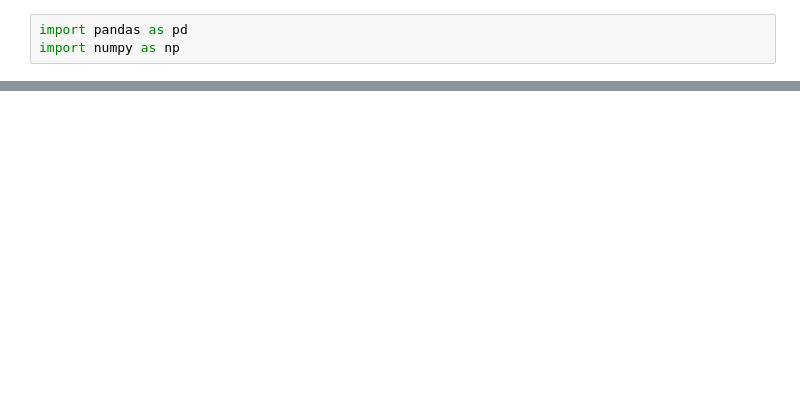
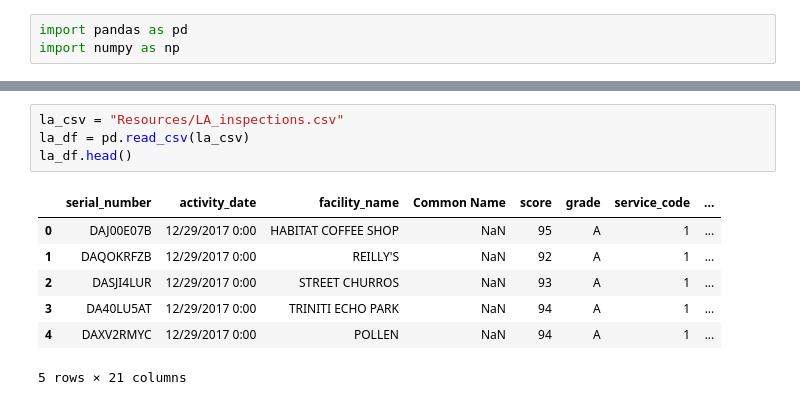
Before and after one commit to roshfrosh/etl-trial, a Jupyter notebook: Untitled.ipynb, the cells around one changed output, grey strips where cells are left out. Drawn from its saved outputs; the diff is of its cells as text; blank space fills up the shorter version.

```diff
--- a/Untitled.ipynb
+++ b/Untitled.ipynb
@@ -63,0 +66,12 @@ austin_restaurants
+# %%
+la_csv = "Resources/LA_inspections.csv"
+la_df = pd.read_csv(la_csv)
+la_df.head()
+# %% [output]
+|  | serial_number | activity_date | facility_name | Common Name | score | grade | service_code | ... |
+| 0 | DAJ00E07B | 12/29/2017 0:00 | HABITAT COFFEE SHOP | NaN | 95 | A | 1 | ... |
+| 1 | DAQOKRFZB | 12/29/2017 0:00 | REILLY'S | NaN | 92 | A | 1 | ... |
+| 2 | DASJI4LUR | 12/29/2017 0:00 | STREET CHURROS | NaN | 93 | A | 1 | ... |
+| 3 | DA40LU5AT | 12/29/2017 0:00 | TRINITI ECHO PARK | NaN | 94 | A | 1 | ... |
+| 4 | DAXV2RMYC | 12/29/2017 0:00 | POLLEN | NaN | 94 | A | 1 | ... |
+5 rows × 21 columns
```
Also changed, not shown: parts of 9 cells of this notebook, 1 other file.
